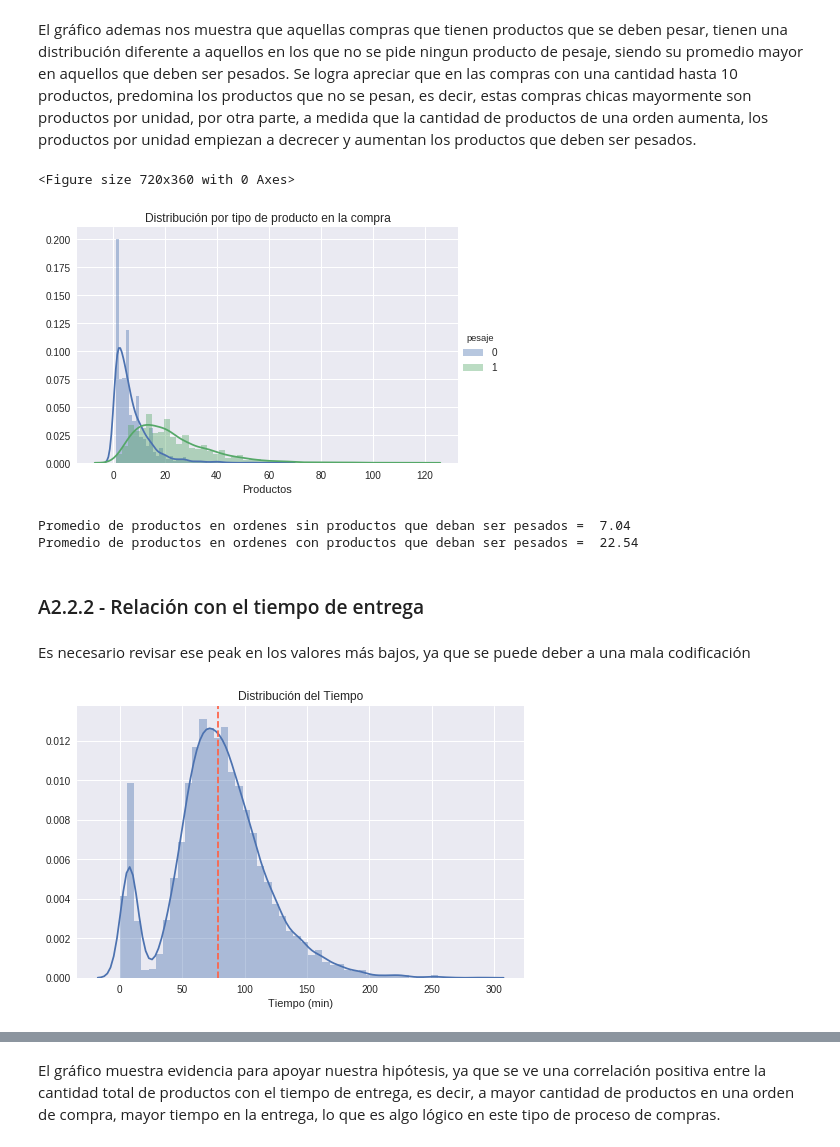
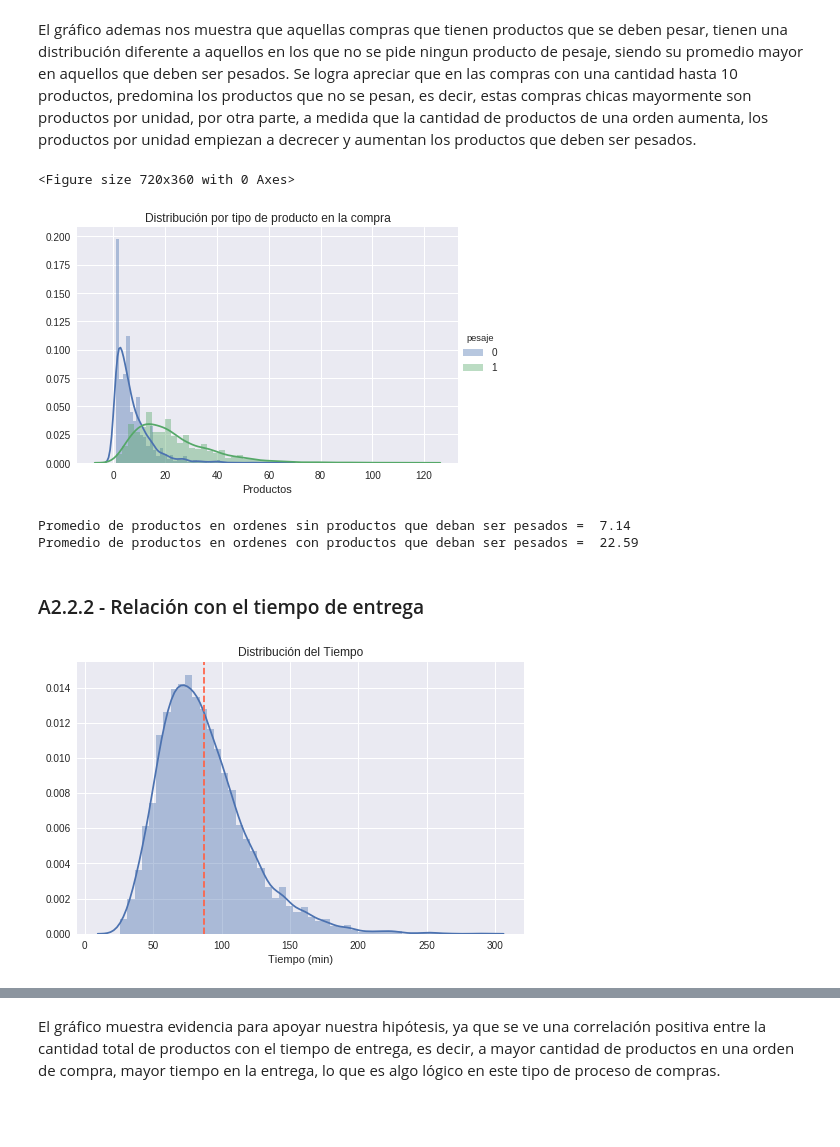
Before and after one commit to callejasv1/proyecto_oraculo, a Jupyter notebook: ProyectoV_Original.ipynb, the cells around one changed output, grey strips where cells are left out. Drawn from its saved outputs; the diff is of its cells as text; code cells hidden in the pictures; blank space fills up the shorter version.

```diff
--- a/ProyectoV_Original.ipynb
+++ b/ProyectoV_Original.ipynb
@@ -840,16 +684,0 @@ Ahora procederemos a aplicar la técnica `one-hot-encoding` al atributo `dia` de
-# %%
-df['dia_copy'] = df['dia']
-# %%
-df['dia_copy'] = df['dia']
-
-#one-hot-enconding al atributo dia
-df = pd.get_dummies(df, prefix='dia', prefix_sep='_', columns=['dia'])
-
-#Se renombran ciertas columnas del dataframe
-df.rename(columns={'dia_0':'domingo', 'dia_1':'lunes', 'dia_2':'martes', 'dia_3':'miercoles',
-                   'dia_4':'jueves', 'dia_5':'viernes', 'dia_6':'sabado', 'dia_copy':'dia'}, inplace=True)
-
-#Se eliminan columnas no relevantes
-df.drop(columns=['id_orden', 'latitud', 'longitud', 'id_recolector', 'id_transporte', 'id_tienda',
-                 'tienda', 'latitud_tienda', 'longitud_tienda'], inplace=True)
-df.head()
@@ -902,8 +722,8 @@ Hay una correlación positiva entre distancia y tiempo, sin embargo es baja y se
 
 Por ejemplo, si aislamos el día domingo, a las 22 hrs, vemos una correlación positiva entre ambas variables, pero en otros casos esta variable parece no influir, como por ejemplo dia 1 y hora 22.
 # %%
-time = pd.DataFrame(df.entrega.str.split(':', expand=True))
+time = pd.DataFrame(df_sin_imputaciones['entrega'].str.split(':', expand=True))
 time.columns = ('hora','minuto','segundos')
 
-df['hora'] = pd.to_numeric(time['hora'])
+df_sin_imputaciones['hora'] = pd.to_numeric(time['hora'])
 # %%
@@ -921,7 +741,7 @@ sns.regplot(data=df.query("dia==1 and hora==22"), x='distancia', y='tiempo');
 # %% [markdown]
 ### A2.2.1 - Distribución de productos por orden
 # %%
-df['pesaje'] = np.where(df['pesados'] >= 1, 1, 0)
+df_sin_imputaciones['pesaje'] = np.where(df['pesados'] >= 1, 1, 0)
 # %% [markdown]
 La mayor cantidad de compras son de cantidades bajas de productos, con un promedio de 16.7 productos por pedido, lo que representa el ticket promedio de la compra de los clientes.
 # %%
@@ -957,29 +777,27 @@ plt.title("Cantidad de Productos pesados");
 El gráfico ademas nos muestra que aquellas compras que tienen productos que se deben pesar, tienen una distribución diferente a aquellos en los que no se pide ningun producto de pesaje, siendo su promedio mayor en aquellos que deben ser pesados. Se logra apreciar que en las compras con una cantidad hasta 10 productos, predomina los productos que no se pesan, es decir, estas compras chicas mayormente son productos por unidad, por otra parte, a medida que la cantidad de productos de una orden aumenta, los productos por unidad empiezan a decrecer y aumentan los productos que deben ser pesados.
 # %%
 plt.figure(figsize=(10, 5))
-g = sns.FacetGrid(df, hue="pesaje", size=4, aspect=1.5)
+g = sns.FacetGrid(df_sin_imputaciones, hue="pesaje", size=4, aspect=1.5)
 g = g.map(sns.distplot, "cantidad_total")
 g.add_legend()
 plt.xlabel("Productos")
 plt.title("Distribución por tipo de producto en la compra");
 # %% [output]
 <Figure size 720x360 with 0 Axes>
-[figure, old version]
+[figure, new version]
 # %%
-print("Promedio de productos en ordenes sin productos que deban ser pesados = ", round(df.query("pesaje==0")['cantidad_total'].mean(), 2))
-print("Promedio de productos en ordenes con productos que deban ser pesados = ", round(df.query("pesaje==1")['cantidad_total'].mean(), 2))
+print("Promedio de productos en ordenes sin productos que deban ser pesados = ", round(df_sin_imputaciones.query("pesaje==0")['cantidad_total'].mean(), 2))
+print("Promedio de productos en ordenes con productos que deban ser pesados = ", round(df_sin_imputaciones.query("pesaje==1")['cantidad_total'].mean(), 2))
 # %% [output]
-Promedio de productos en ordenes sin productos que deban ser pesados =  7.04
-Promedio de productos en ordenes con productos que deban ser pesados =  22.54
+Promedio de productos en ordenes sin productos que deban ser pesados =  7.14
+Promedio de productos en ordenes con productos que deban ser pesados =  22.59
 # %% [markdown]
 ### A2.2.2 - Relación con el tiempo de entrega
-# %% [markdown]
-Es necesario revisar ese peak en los valores más bajos, ya que se puede deber a una mala codificación
 # %%
 plt.figure(figsize=(8, 5))
-sns.distplot(df['tiempo'])
+sns.distplot(df_sin_imputaciones['tiempo'])
 plt.xlabel("Tiempo (min)")
-plt.axvline(df['tiempo'].mean(), color='tomato', ls='--', label="Media")
+plt.axvline(df_sin_imputaciones['tiempo'].mean(), color='tomato', ls='--', label="Media")
 plt.title("Distribución del Tiempo");
 # %% [output]
-[figure, old version]
+[figure, new version]
```
Also changed, not shown: parts of 119 cells of this notebook, 2 other files.
